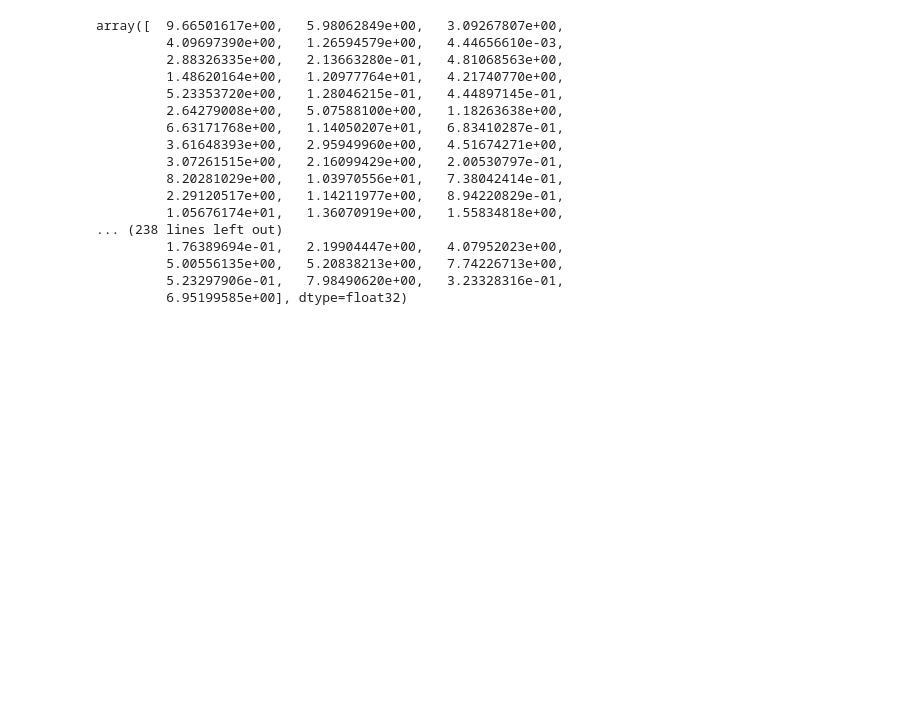
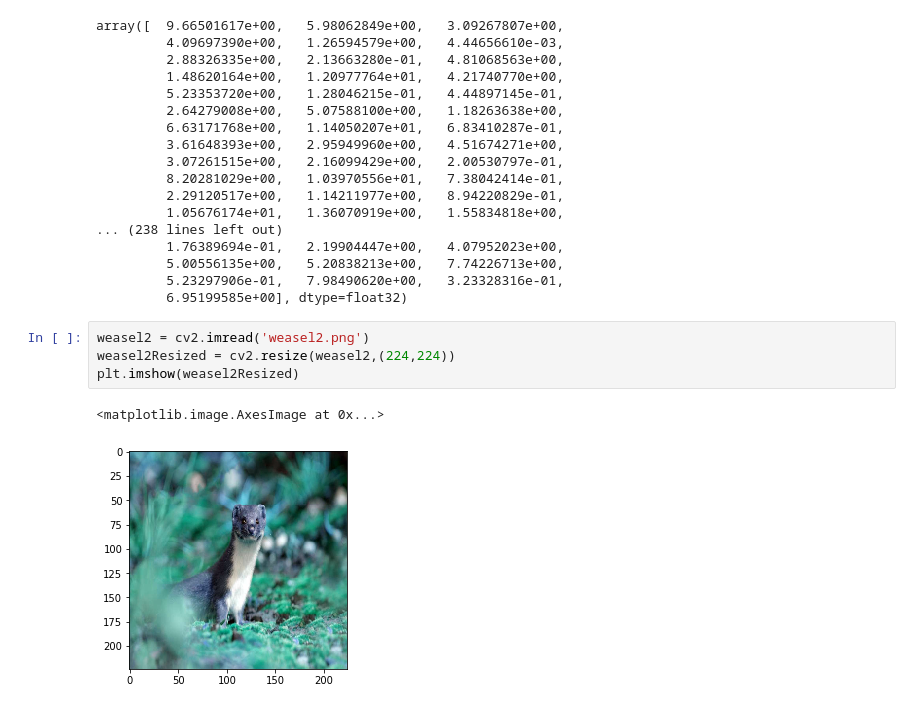
Before and after one commit to avibrat/VisualQuestionAnswering, a Jupyter notebook: VQA - Module 1.ipynb, the cells around one changed output. Cells and saved outputs as stored; diff of their text form; blank space fills up the shorter version.

Commit message:
Adding more images to test module 1

```diff
--- a/VQA - Module 1.ipynb
+++ b/VQA - Module 1.ipynb
@@ -324,3 +324,10 @@ array([  9.66501617e+00,   5.98062849e+00,   3.09267807e+00,
          5.00556135e+00,   5.20838213e+00,   7.74226713e+00,
          5.23297906e-01,   7.98490620e+00,   3.23328316e-01,
          6.95199585e+00], dtype=float32)
+# %%
+weasel2 = cv2.imread('weasel2.png')
+weasel2Resized = cv2.resize(weasel2,(224,224))
+plt.imshow(weasel2Resized)
+# %% [output]
+<matplotlib.image.AxesImage at 0x...>
+[figure, added]
```
Also changed, not shown: parts of 5 cells of this notebook, 4 other files.
